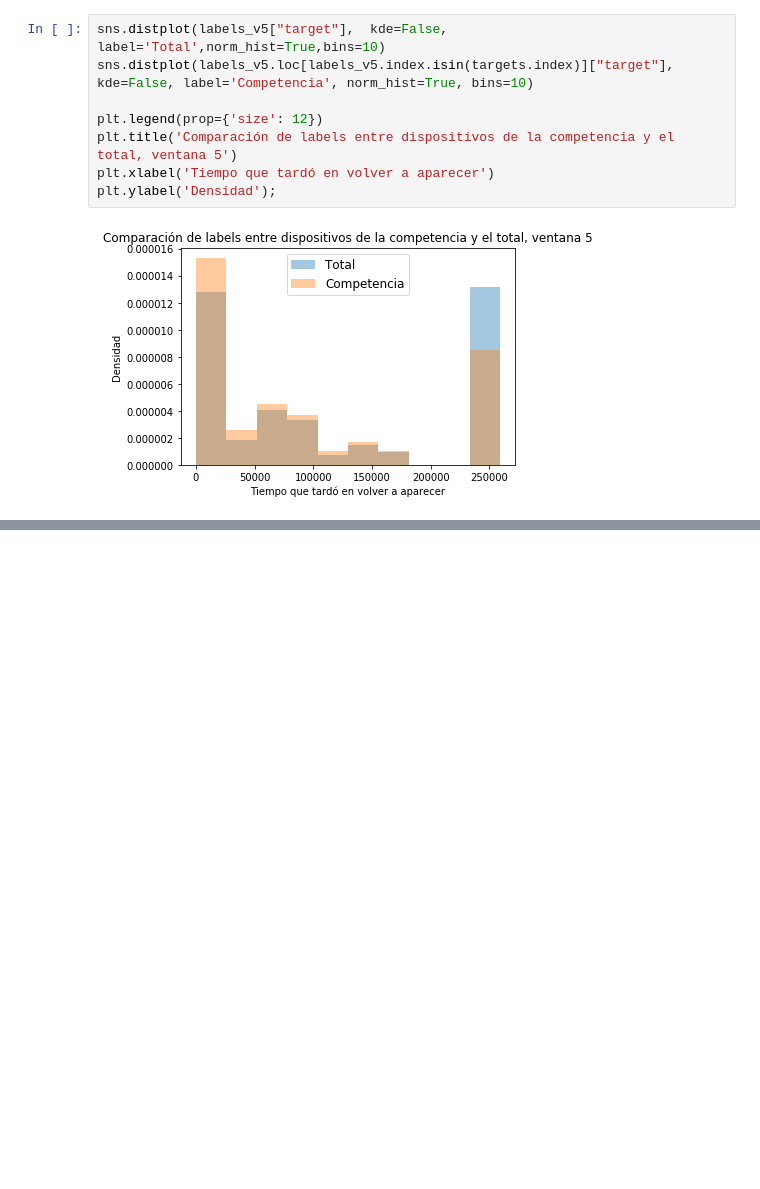
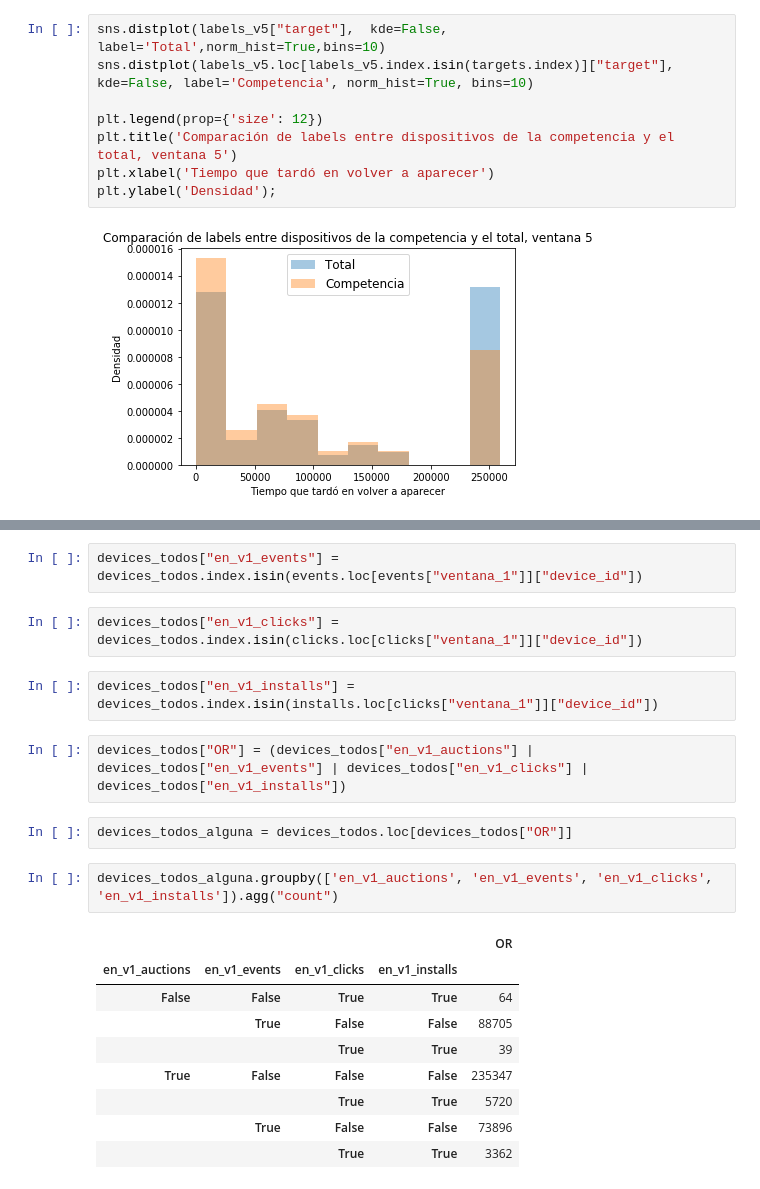
Before and after one commit to mateoicalvo/7506, a Jupyter notebook: tp2/modelo/feature_engineering/solo_competencia/features_solo_targets_competencia.ipynb, the cells around one changed output, grey strips where cells are left out. Drawn from its saved outputs; the diff is of its cells as text; blank space fills up the shorter version.

```diff
--- a/tp2/modelo/feature_engineering/solo_competencia/features_solo_targets_competencia.ipynb
+++ b/tp2/modelo/feature_engineering/solo_competencia/features_solo_targets_competencia.ipynb
@@ -87,0 +187,22 @@ plt.ylabel('Densidad');
+# %%
+devices_todos["en_v1_events"] = devices_todos.index.isin(events.loc[events["ventana_1"]]["device_id"])
+# %%
+devices_todos["en_v1_clicks"] = devices_todos.index.isin(clicks.loc[clicks["ventana_1"]]["device_id"])
+# %%
+devices_todos["en_v1_installs"] = devices_todos.index.isin(installs.loc[clicks["ventana_1"]]["device_id"])
+# %%
+devices_todos["OR"] = (devices_todos["en_v1_auctions"] | devices_todos["en_v1_events"] | devices_todos["en_v1_clicks"] | devices_todos["en_v1_installs"])
+# %%
+devices_todos_alguna = devices_todos.loc[devices_todos["OR"]]
+# %%
+devices_todos_alguna.groupby(['en_v1_auctions', 'en_v1_events', 'en_v1_clicks', 'en_v1_installs']).agg("count")
+# %% [output]
+|  |  |  |  | OR |
+| en_v1_auctions | en_v1_events | en_v1_clicks | en_v1_installs |  |
+| False | False | True | True | 64 |
+|  | True | False | False | 88705 |
+|  |  | True | True | 39 |
+| True | False | False | False | 235347 |
+|  |  | True | True | 5720 |
+|  | True | False | False | 73896 |
+|  |  | True | True | 3362 |
```
Also changed, not shown: parts of 41 cells of this notebook.
